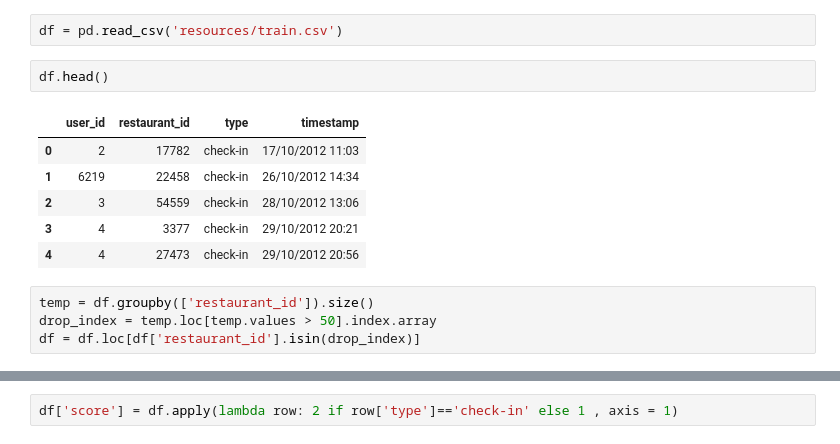
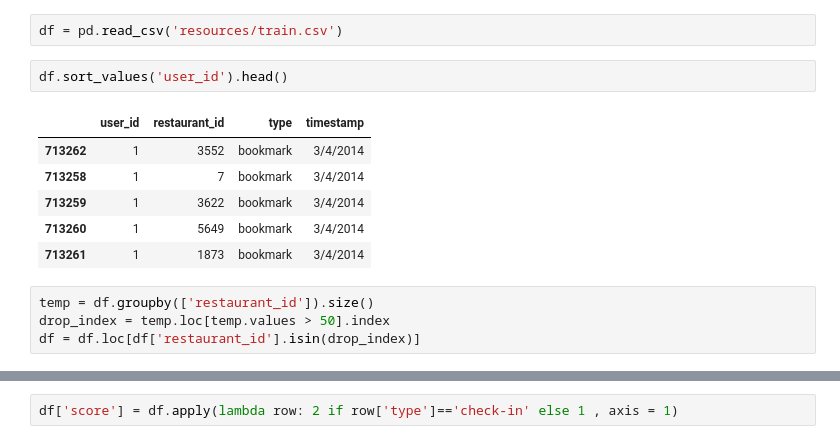
Before and after one commit to ruiyl/Data-Science-Project-1, a Jupyter notebook: src1.ipynb, the cells around one changed output, grey strips where cells are left out. Saved outputs shown, nothing was run; the diff lists cells and outputs as text.

```diff
--- a/src1.ipynb
+++ b/src1.ipynb
@@ -4,15 +4,15 @@ import pandas as pd
 # %%
 df = pd.read_csv('resources/train.csv')
 # %%
-df.head()
+df.sort_values('user_id').head()
 # %% [output]
 |  | user_id | restaurant_id | type | timestamp |
-| 0 | 2 | 17782 | check-in | 17/10/2012 11:03 |
-| 1 | 6219 | 22458 | check-in | 26/10/2012 14:34 |
-| 2 | 3 | 54559 | check-in | 28/10/2012 13:06 |
-| 3 | 4 | 3377 | check-in | 29/10/2012 20:21 |
-| 4 | 4 | 27473 | check-in | 29/10/2012 20:56 |
+| 713262 | 1 | 3552 | bookmark | 3/4/2014 |
+| 713258 | 1 | 7 | bookmark | 3/4/2014 |
+| 713259 | 1 | 3622 | bookmark | 3/4/2014 |
+| 713260 | 1 | 5649 | bookmark | 3/4/2014 |
+| 713261 | 1 | 1873 | bookmark | 3/4/2014 |
 # %%
 temp = df.groupby(['restaurant_id']).size()
-drop_index = temp.loc[temp.values > 50].index.array
+drop_index = temp.loc[temp.values > 50].index
 df = df.loc[df['restaurant_id'].isin(drop_index)]
```
Also changed, not shown: parts of 1 cell of this notebook, 19 other files.
